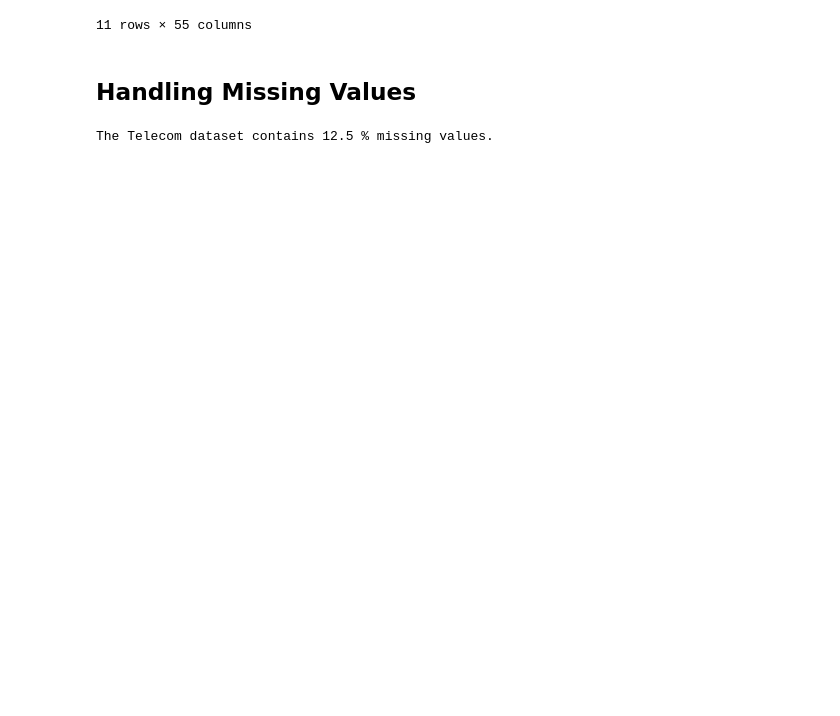
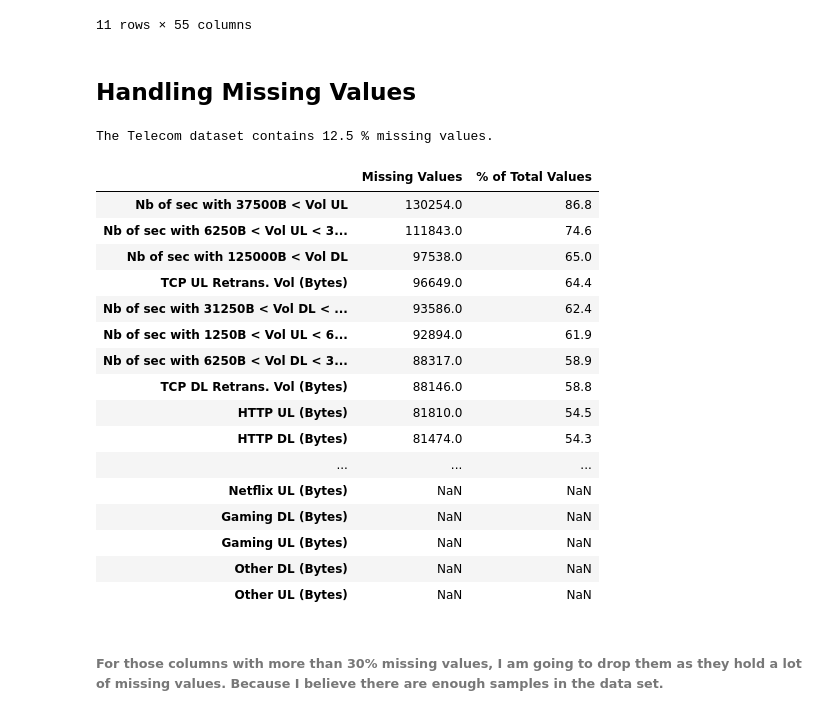
Before and after one commit to edenwondwossen/telecom-user-analytics, a Jupyter notebook: notebooks/data_preprocessing.ipynb, the cells around one changed output. Drawn from its saved outputs; the diff is of its cells as text; code cells hidden in the pictures; blank space fills up the shorter version.

Commit message:
WIP: handled missing values.

```diff
--- a/notebooks/data_preprocessing.ipynb
+++ b/notebooks/data_preprocessing.ipynb
@@ -87,3 +87,40 @@ def percent_missing(df):
 print("The Telecom dataset contains", percent_missing(xDR_df), "%", "missing values.")
 # %% [output]
 The Telecom dataset contains 12.5 % missing values.
+# %%
+#Detecting the percentage of missing values in every column of the dataset to have an idea about the distribution of missing values.
+
+def percent_missing_columns(df):
+
+    mis_val =df.isna().sum()
+    mis_val_per = df.isna().sum()/len(df)*100
+    mis_val_table = pd.concat([mis_val, mis_val_per], axis=1)
+    mis_val_table_ren_columns = mis_val_table.rename(
+            columns = {0 : 'Missing Values', 1 : '% of Total Values'})
+    mis_val_table_ren_columns = mis_val_table_ren_columns[
+           mis_val_table_ren_columns.iloc[:,:] != 0].sort_values(
+            '% of Total Values', ascending=False).round(1)
+    return mis_val_table_ren_columns
+# %%
+missing_columns = percent_missing_columns(xDR_df)
+missing_columns
+# %% [output]
+|  | Missing Values | % of Total Values |
+| Nb of sec with 37500B < Vol UL | 130254.0 | 86.8 |
+| Nb of sec with 6250B < Vol UL < 3... | 111843.0 | 74.6 |
+| Nb of sec with 125000B < Vol DL | 97538.0 | 65.0 |
+| TCP UL Retrans. Vol (Bytes) | 96649.0 | 64.4 |
+| Nb of sec with 31250B < Vol DL < ... | 93586.0 | 62.4 |
+| Nb of sec with 1250B < Vol UL < 6... | 92894.0 | 61.9 |
+| Nb of sec with 6250B < Vol DL < 3... | 88317.0 | 58.9 |
+| TCP DL Retrans. Vol (Bytes) | 88146.0 | 58.8 |
+| HTTP UL (Bytes) | 81810.0 | 54.5 |
+| HTTP DL (Bytes) | 81474.0 | 54.3 |
+| ... | ... | ... |
+| Netflix UL (Bytes) | NaN | NaN |
+| Gaming DL (Bytes) | NaN | NaN |
+| Gaming UL (Bytes) | NaN | NaN |
+| Other DL (Bytes) | NaN | NaN |
+| Other UL (Bytes) | NaN | NaN |
+# %% [markdown]
+###### For those columns with more than 30% missing values, I am going to drop them as they hold a lot of missing values. Because I believe there are enough samples in the data set.
```
Also changed, not shown: parts of 11 cells of this notebook, 1 other file.
